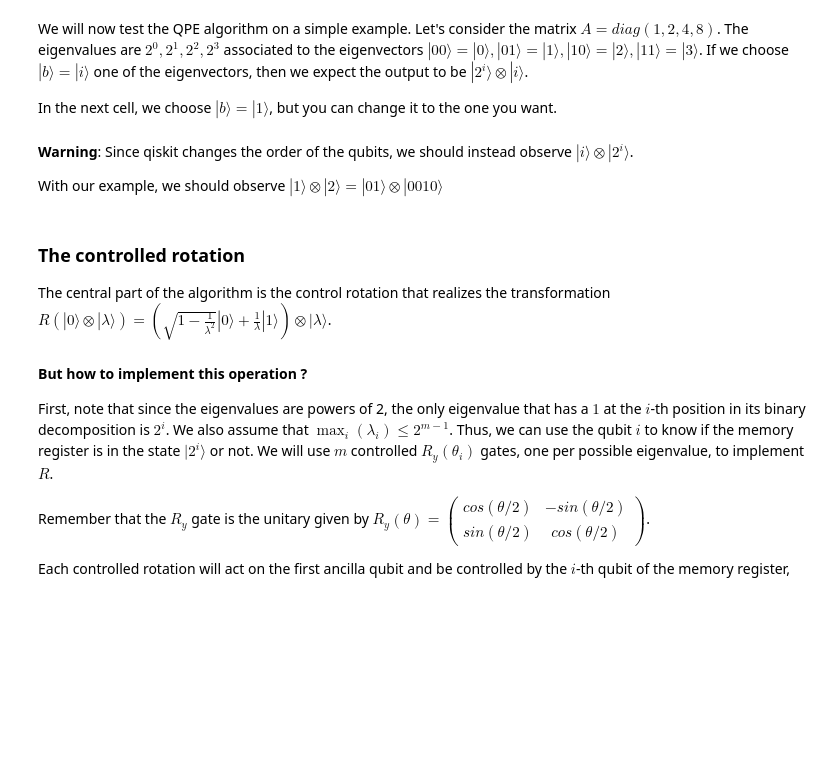
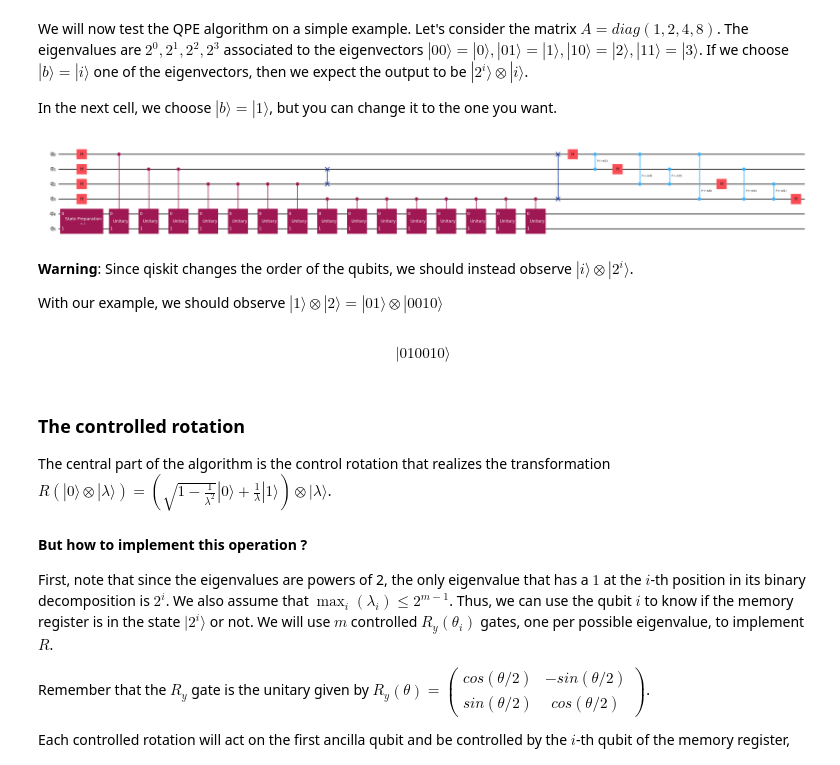
Before and after one commit to Gopal-Dahale/Intro_to_HHL, a Jupyter notebook: com-308-project_empty.ipynb, the cells around one changed output. Cells and saved outputs as stored; diff of their text form; code cells hidden in the pictures; blank space fills up the shorter version.

Commit message:
Coded the complete circuit

```diff
--- a/com-308-project_empty.ipynb
+++ b/com-308-project_empty.ipynb
@@ -178,7 +180,18 @@ def QFT(m):
     Returns a quantum circuit implementing the Quantum Fourier Transform on m qubits
     """
     qc = QuantumCircuit(m, name=r"$QFT$")
-    ...
+
+    for i in range(m-1, -1, -1):
+        qc.h(i)
+
+        l = 2
+        for j in range(i-1, -1, -1):
+            qc.cp(np.pi/l, j, i)
+            l *= 2
+
+    for i in range(m //2):
+        qc.swap(i, m - i - 1)
+
     return qc
 # %% [markdown]
 And the inverse QFT.
@@ -188,7 +201,19 @@ def inv_QFT(m):
     Returns a quantum circuit implementing the inverse Quantum Fourier Transform on m qubits
     """
     qc = QuantumCircuit(m, name=r"$QFT^\dagger$")
-    ...
+
+    for i in range(m //2):
+        qc.swap(i, m - i - 1)
+
+    for i in range(m):
+        l = 2**i
+        for j in range(i):
+            qc.cp(-np.pi/l, j, i)
+            l //=2
+        qc.h(i)
+
+
+
     return qc
 # %% [markdown]
 Let's draw the circuit.
@@ -220,7 +249,10 @@ def QPE(A, n, m):
     A is a 2^n x 2^n matrix, and m is the number of memory qubits.
     """
     qc = QuantumCircuit(n + m)
-    ...
+    qc.compose(Hadamard_layer(m), range(m), inplace=True)
+    qc.compose(controlled_Us(A, n, m), range(m + n), inplace=True)
+    qc.compose(inv_QFT(m), range(m), inplace=True)
+
     return qc
 # %% [markdown]
 We will now test the QPE algorithm on a simple example. Let's consider the matrix $A = diag(1,2,4,8)$. The eigenvalues are $2^0,2^1,2^2,2^3$ associated to the eigenvectors $|00\rangle = |0\rangle, |01\rangle=|1\rangle,|10\rangle = |2\rangle,|11\rangle = |3\rangle$.
@@ -230,13 +262,15 @@ In the next cell, we choose $|b\rangle = |1 \rangle$, but you can change it to t
 # %%
 n = 2 #nb of qubits for A
 m = 4 #nb of memory qubits
 A = np.diag([1,2,4,8])
 
 qpe_circuit = QuantumCircuit(n + m)
 # Initialize the state |b> in the computational basis; here we choose |b> = |1> = | 01>
 qpe_circuit.prepare_state("01", range(m,n+m))
-qpe_circuit = qpe_circuit.compose(QPE(A, n, m).decompose())
+qpe_circuit = qpe_circuit.compose(QPE(A, n, m))
 qpe_circuit.draw(output="mpl",fold=-1)
+# %% [output]
+[figure, added]
 # %% [markdown]
 **Warning**: Since qiskit changes the order of the qubits, we should instead observe $|i\rangle \otimes |2^i\rangle $.
 
@@ -244,6 +278,8 @@ With our example, we should observe $|1\rangle \otimes |2\rangle = |01\rangle \o
 # %%
 output = qi.Statevector.from_instruction(qpe_circuit)
 display(output.draw('latex'))
+# %% [output]
+$$ |010010\rangle$$
 # %% [markdown]
 ### The controlled rotation
 
```
Also changed, not shown: parts of 16 cells of this notebook.
